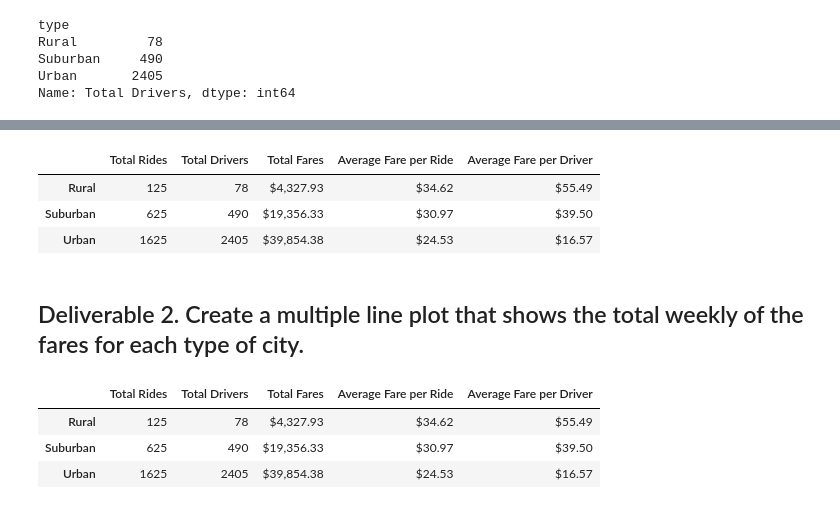
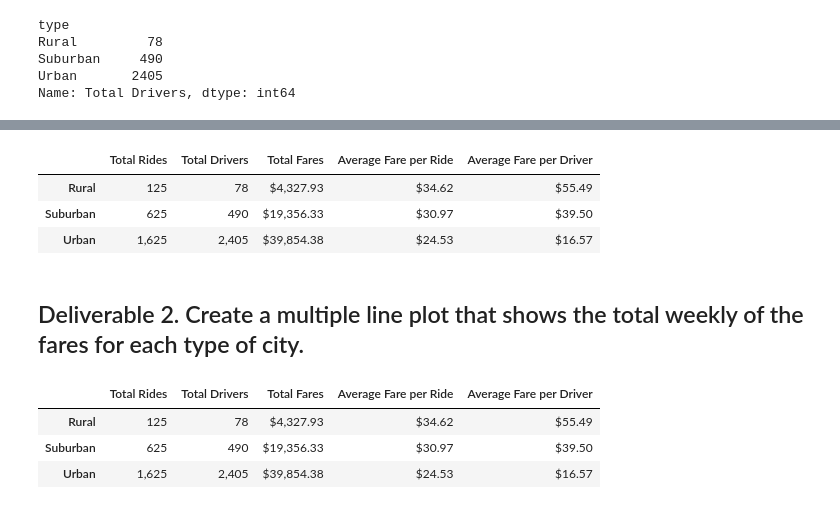
Before and after one commit to larrydodson/PyBer_Analysis, a Jupyter notebook: PyBer_Challenge.ipynb, the cells around one changed output, grey strips where cells are left out. Cells and saved outputs as stored; diff of their text form; code cells hidden in the pictures.

```diff
--- a/PyBer_Challenge.ipynb
+++ b/PyBer_Challenge.ipynb
@@ -121,24 +121,27 @@ pyber_summary_df
 pyber_summary_df.index.name = None
 # %%
 #  8. Format the columns.
-pyber_summary_df["Total Rides"].map("{:,f}".format)
-#pyber_summary_df["Total Drivers"].map("{}".format)
+pyber_summary_df["Total Rides"] = pyber_summary_df["Total Rides"].map("{:,}".format)
+pyber_summary_df["Total Drivers"] = pyber_summary_df["Total Drivers"].map("{:,}".format)
 
-#pyber_summary_df["Total Fares"].map("${:,.2}".format)
+#pyber_summary_df["Total Fares"].map("$ {:,.2}".format)
+#pyber_summary_df["Total Fares"] = pyber_summary_df["Total Fares"].map("$ {:,.2}".format)
 
-#pyber_summary_df["Average Fare per Ride"].map("$ {:,.2}".format)
-#pyber_summary_df["Average Fare per Driver"].map("$ {:,.2}".format)
+#pyber_summary_df["Average Fare per Ride"] = pyber_summary_df["Average Fare per Ride"].map("$ {:,.2}".format)
+#pyber_summary_df["Average Fare per Driver"] = pyber_summary_df["Average Fare per Driver"].map("$ {:,.2}".format)
 
+
+#pd.options.display.int_format = '${:,f}'.format
 
 pd.options.display.float_format = '${:,.2f}'.format
 #print('\nResult :\n', pyber_summary_df)
 
 pyber_summary_df
 # %% [output]
 |  | Total Rides | Total Drivers | Total Fares | Average Fare per Ride | Average Fare per Driver |
 | Rural | 125 | 78 | $4,327.93 | $34.62 | $55.49 |
 | Suburban | 625 | 490 | $19,356.33 | $30.97 | $39.50 |
-| Urban | 1625 | 2405 | $39,854.38 | $24.53 | $16.57 |
+| Urban | 1,625 | 2,405 | $39,854.38 | $24.53 | $16.57 |
 # %% [markdown]
 ## Deliverable 2.  Create a multiple line plot that shows the total weekly of the fares for each type of city.
 # %%
@@ -149,7 +152,7 @@ pyber_summary_df
 |  | Total Rides | Total Drivers | Total Fares | Average Fare per Ride | Average Fare per Driver |
 | Rural | 125 | 78 | $4,327.93 | $34.62 | $55.49 |
 | Suburban | 625 | 490 | $19,356.33 | $30.97 | $39.50 |
-| Urban | 1625 | 2405 | $39,854.38 | $24.53 | $16.57 |
+| Urban | 1,625 | 2,405 | $39,854.38 | $24.53 | $16.57 |
 # %%
 # 2. (step 9) Using groupby() to create a new DataFrame showing the sum of the fares
 #  for each date where the indices are the city type and date.
```
Also changed, not shown: parts of 15 cells of this notebook.
